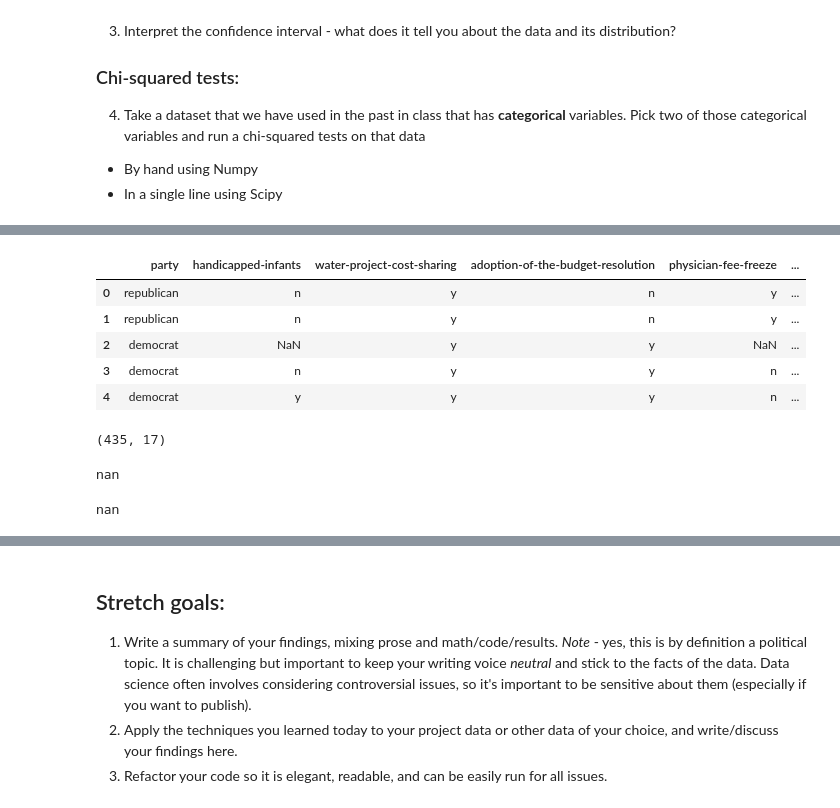
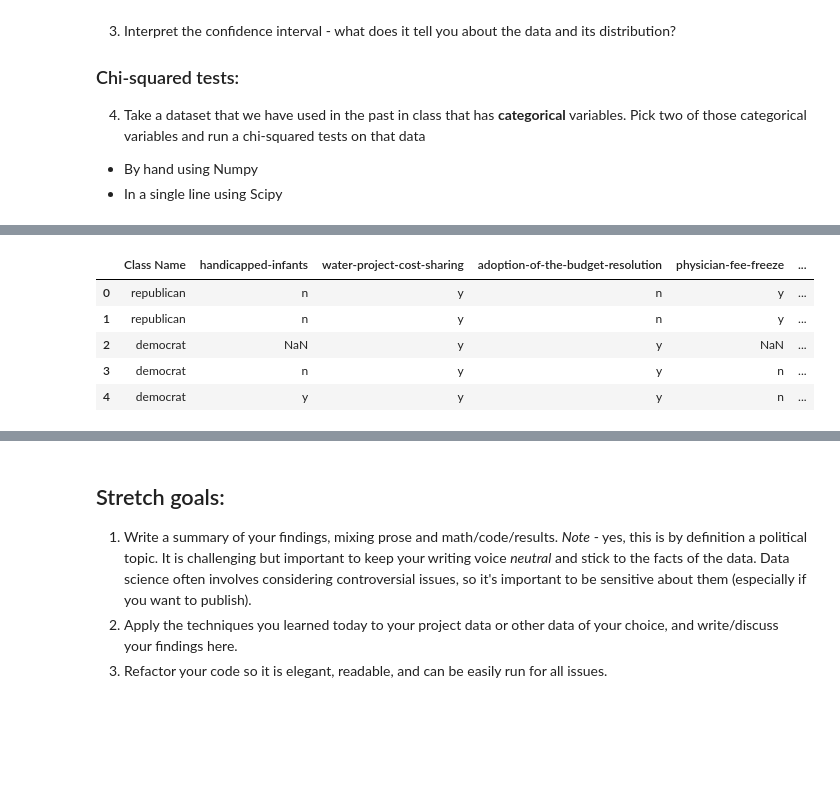
Before and after one commit to Daniel-Benson-Poe/DS-Unit-1-Sprint-2-Statistics, a Jupyter notebook: db_LS_DS_122_Sampling_Confidence_Intervals_and_Hypothesis_Testing_Assignment.ipynb, the cells around one changed output, grey strips where cells are left out. Drawn from its saved outputs; the diff is of its cells as text; code cells hidden in the pictures; blank space fills up the shorter version.

```diff
--- a/db_LS_DS_122_Sampling_Confidence_Intervals_and_Hypothesis_Testing_Assignment.ipynb
+++ b/db_LS_DS_122_Sampling_Confidence_Intervals_and_Hypothesis_Testing_Assignment.ipynb
@@ -64,8 +40,10 @@ democrat,y,y,y,n,n,n,y,y,y,n,n,n,n,n,?,?
 # %%
-votes_columns = ['party', 'handicapped-infants', 'water-project-cost-sharing',
-                 'adoption-of-the-budget-resolution', 'physician-fee-freeze',
-                 'el-salvador-aid', 'religious-groups-in-schools', 'anti-satellite-test-ban',
-                 'aid-to-nicaraguan-contras', 'mx-missile', 'immigration',
-                 'synfuels-corporation-cutback', 'education-spending',
-                 'superfund-right-to-sue', 'crime', 'duty-free-exports',
-                 'export-administration-act-south-africa']
+# Create url and column names
+url = 'https://archive.ics.uci.edu/ml/machine-learning-databases/voting-records/house-votes-84.data'
+house_columns = ['Class Name', 'handicapped-infants', 'water-project-cost-sharing',
+           'adoption-of-the-budget-resolution', 'physician-fee-freeze',
+           'el-salvador-aid', 'religious-groups-in-schools',
+           'anti-satellite-test-ban', 'aid-to-nicaraguan-contras', 'mx-missile',
+           'immigration', 'synfuels-corporation-cutback', 'education-spending',
+           'superfund-right-to-sue', 'crime', 'duty-free-exports',
+           'export-administration-act-south-africa']
@@ -74,22 +50,11 @@ votes_data = 'house-votes-84.data'
 # %%
-votes_df = pd.read_csv(votes_data, header=None, names=votes_columns, na_values='?')
-votes_df.head()
+# Read in the data
+df = pd.read_csv(url, header=None, names=house_columns, na_values='?')
+df.head()
 # %% [output]
-|  | party | handicapped-infants | water-project-cost-sharing | adoption-of-the-budget-resolution | physician-fee-freeze | ... |
+|  | Class Name | handicapped-infants | water-project-cost-sharing | adoption-of-the-budget-resolution | physician-fee-freeze | ... |
 | 0 | republican | n | y | n | y | ... |
 | 1 | republican | n | y | n | y | ... |
 | 2 | democrat | NaN | y | y | NaN | ... |
 | 3 | democrat | n | y | y | n | ... |
 | 4 | democrat | y | y | y | n | ... |
-# %%
-votes_df.shape
-# %% [output]
-(435, 17)
-# %%
-# Make sure there is no leading space in the ?s, then go back to where we
-# called the dataframe and change these to nans
-(print(votes_df['handicapped-infants'][2]))
-votes_df['handicapped-infants'][2]
-# %% [output]
-nan
-nan
```
Also changed, not shown: parts of 98 cells of this notebook.
